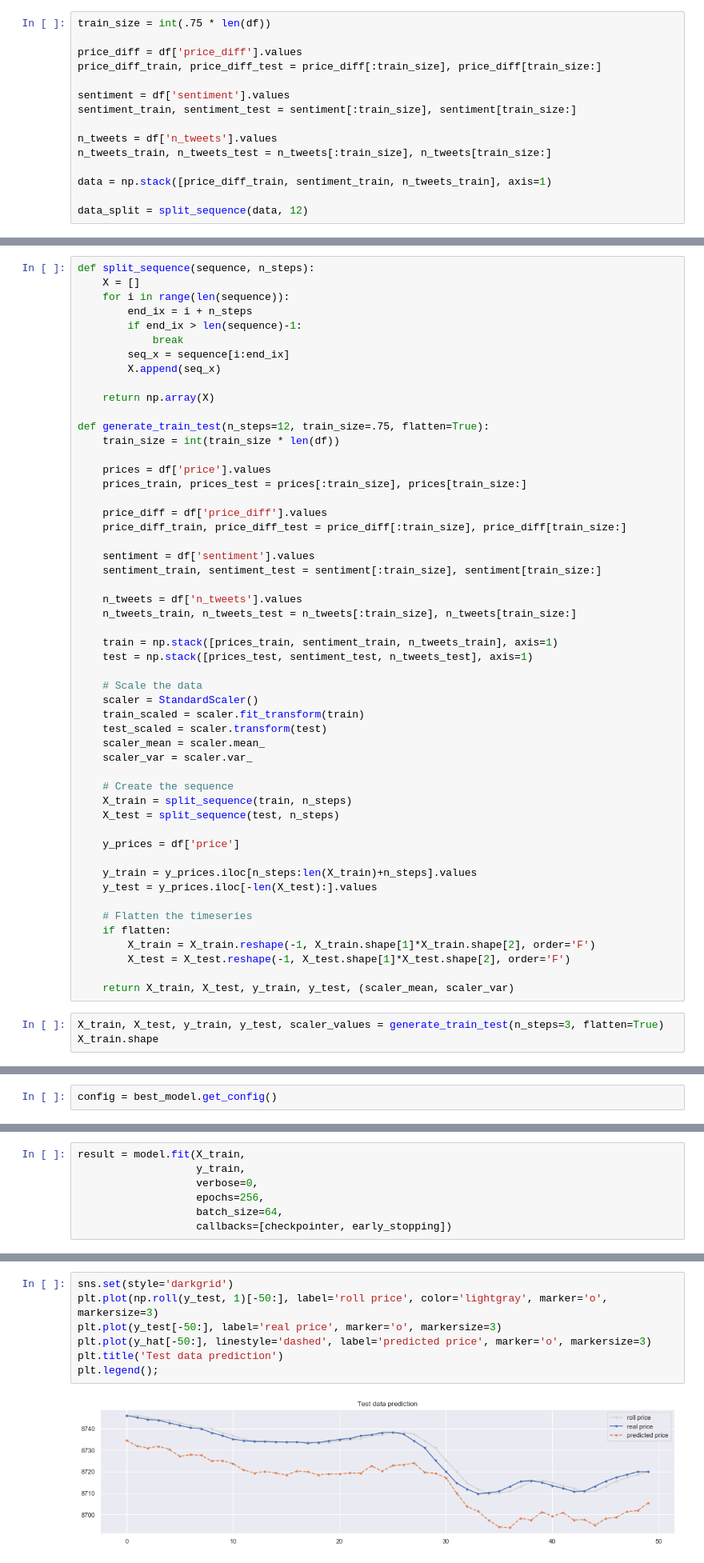
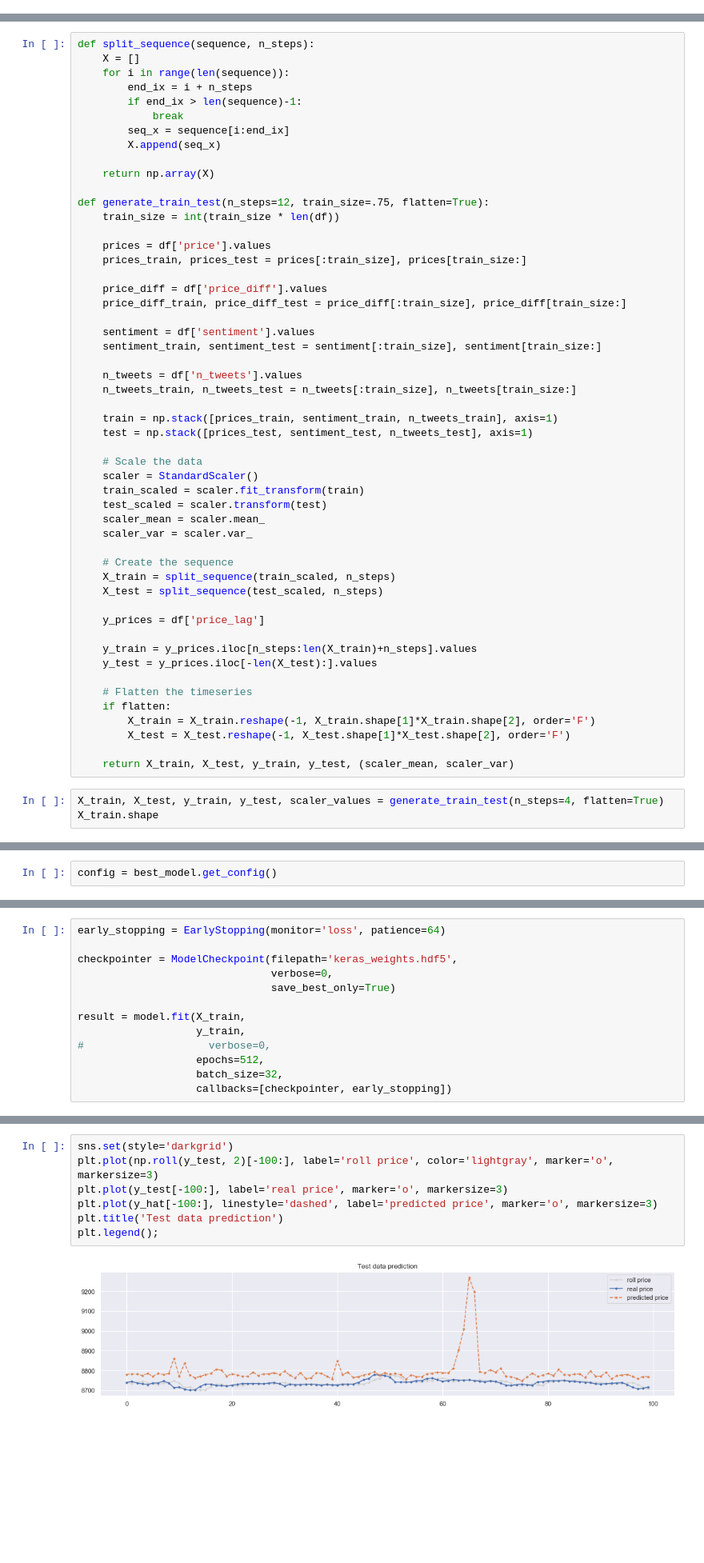
Before and after one commit to Wolfpack-Inc/data-engineering, a Jupyter notebook: machine-learning/keras-training.ipynb, the cells around one changed output, grey strips where cells are left out. Shown at 80% size. Saved outputs shown, nothing was run; the diff lists cells and outputs as text; blank space fills up the shorter version.

```diff
--- a/machine-learning/keras-training.ipynb
+++ b/machine-learning/keras-training.ipynb
@@ -113,17 +112,2 @@ split_sequence(df['price'], 3)
-# %%
-train_size = int(.75 * len(df))
-
-price_diff = df['price_diff'].values
-price_diff_train, price_diff_test = price_diff[:train_size], price_diff[train_size:]
-
-sentiment = df['sentiment'].values
-sentiment_train, sentiment_test = sentiment[:train_size], sentiment[train_size:]
-
-n_tweets = df['n_tweets'].values
-n_tweets_train, n_tweets_test = n_tweets[:train_size], n_tweets[train_size:]
-
-data = np.stack([price_diff_train, sentiment_train, n_tweets_train], axis=1)
-
-data_split = split_sequence(data, 12)
 # %%
 np.set_printoptions(suppress=True)
@@ -189,10 +149,10 @@ def generate_train_test(n_steps=12, train_size=.75, flatten=True):
     scaler_var = scaler.var_
 
     # Create the sequence
-    X_train = split_sequence(train, n_steps)
-    X_test = split_sequence(test, n_steps)
+    X_train = split_sequence(train_scaled, n_steps)
+    X_test = split_sequence(test_scaled, n_steps)
 
-    y_prices = df['price']
+    y_prices = df['price_lag']
 
     y_train = y_prices.iloc[n_steps:len(X_train)+n_steps].values
     y_test = y_prices.iloc[-len(X_test):].values
@@ -204,6 +164,6 @@ def generate_train_test(n_steps=12, train_size=.75, flatten=True):
 
     return X_train, X_test, y_train, y_test, (scaler_mean, scaler_var)
 # %%
-X_train, X_test, y_train, y_test, scaler_values = generate_train_test(n_steps=3, flatten=True)
+X_train, X_test, y_train, y_test, scaler_values = generate_train_test(n_steps=4, flatten=True)
 X_train.shape
 # %% [output]
@@ -488,9 +435,15 @@ Trainable params: 449
 Non-trainable params: 0
 _________________________________________________________________
 # %%
+early_stopping = EarlyStopping(monitor='loss', patience=64)
+
+checkpointer = ModelCheckpoint(filepath='keras_weights.hdf5',
+                               verbose=0,
+                               save_best_only=True)
+
 result = model.fit(X_train,
                    y_train,
-                   verbose=0,
-                   epochs=256,
-                   batch_size=64,
+#                    verbose=0,
+                   epochs=512,
+                   batch_size=32,
                    callbacks=[checkpointer, early_stopping])
@@ -528,12 +499,12 @@ Train RMSE: $17.33
 # %%
 sns.set(style='darkgrid')
-plt.plot(np.roll(y_test, 1)[-50:], label='roll price', color='lightgray', marker='o', markersize=3)
-plt.plot(y_test[-50:], label='real price', marker='o', markersize=3)
-plt.plot(y_hat[-50:], linestyle='dashed', label='predicted price', marker='o', markersize=3)
+plt.plot(np.roll(y_test, 2)[-100:], label='roll price', color='lightgray', marker='o', markersize=3)
+plt.plot(y_test[-100:], label='real price', marker='o', markersize=3)
+plt.plot(y_hat[-100:], linestyle='dashed', label='predicted price', marker='o', markersize=3)
 plt.title('Test data prediction')
 plt.legend();
 # %% [output]
-[figure, old version]
+[figure, new version]
 # %%
 sns.set(style='darkgrid')
 plt.plot(y_train[:100], label='real price')
```
Also changed, not shown: parts of 34 cells of this notebook, 5 other files.
